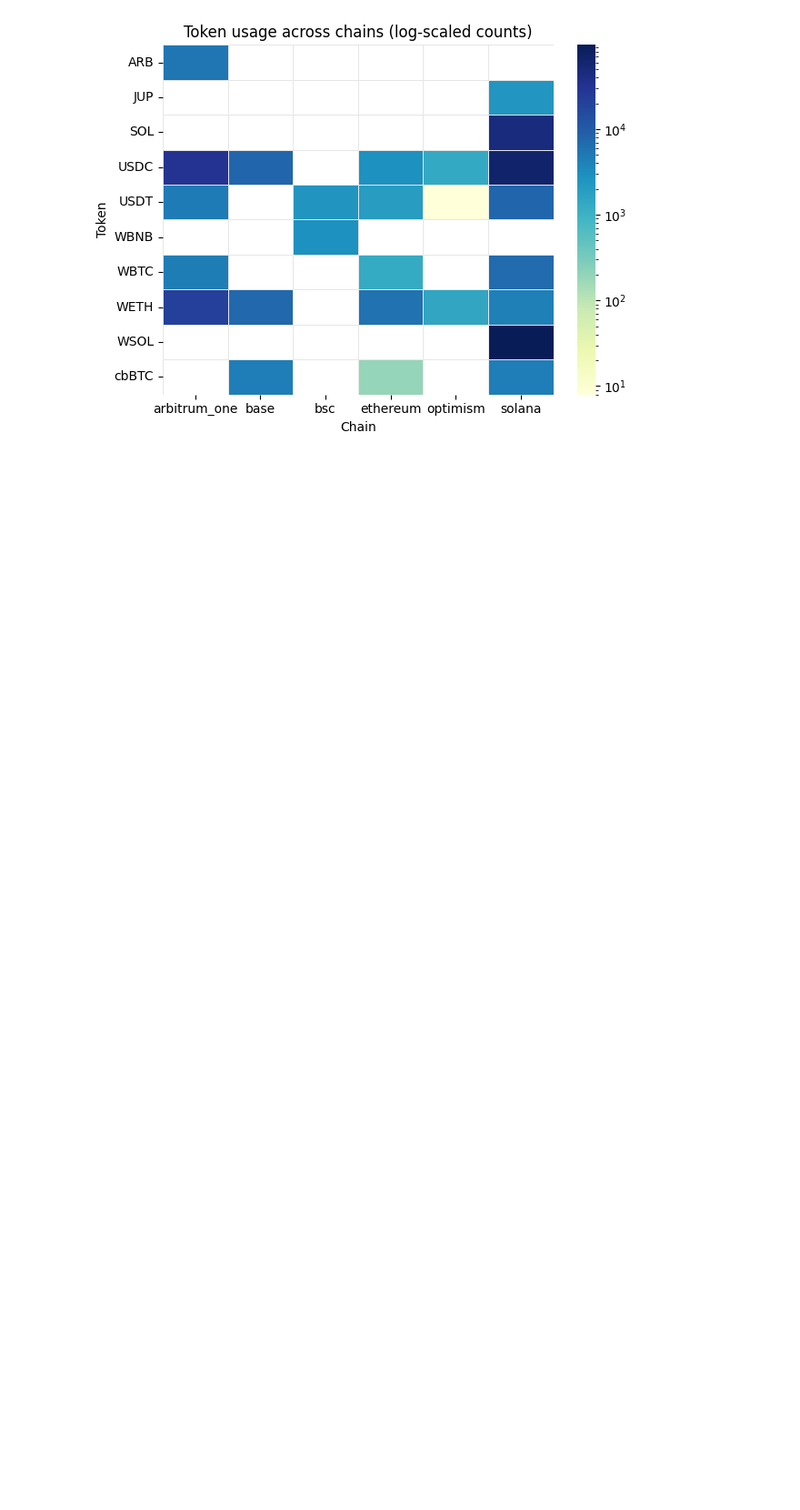
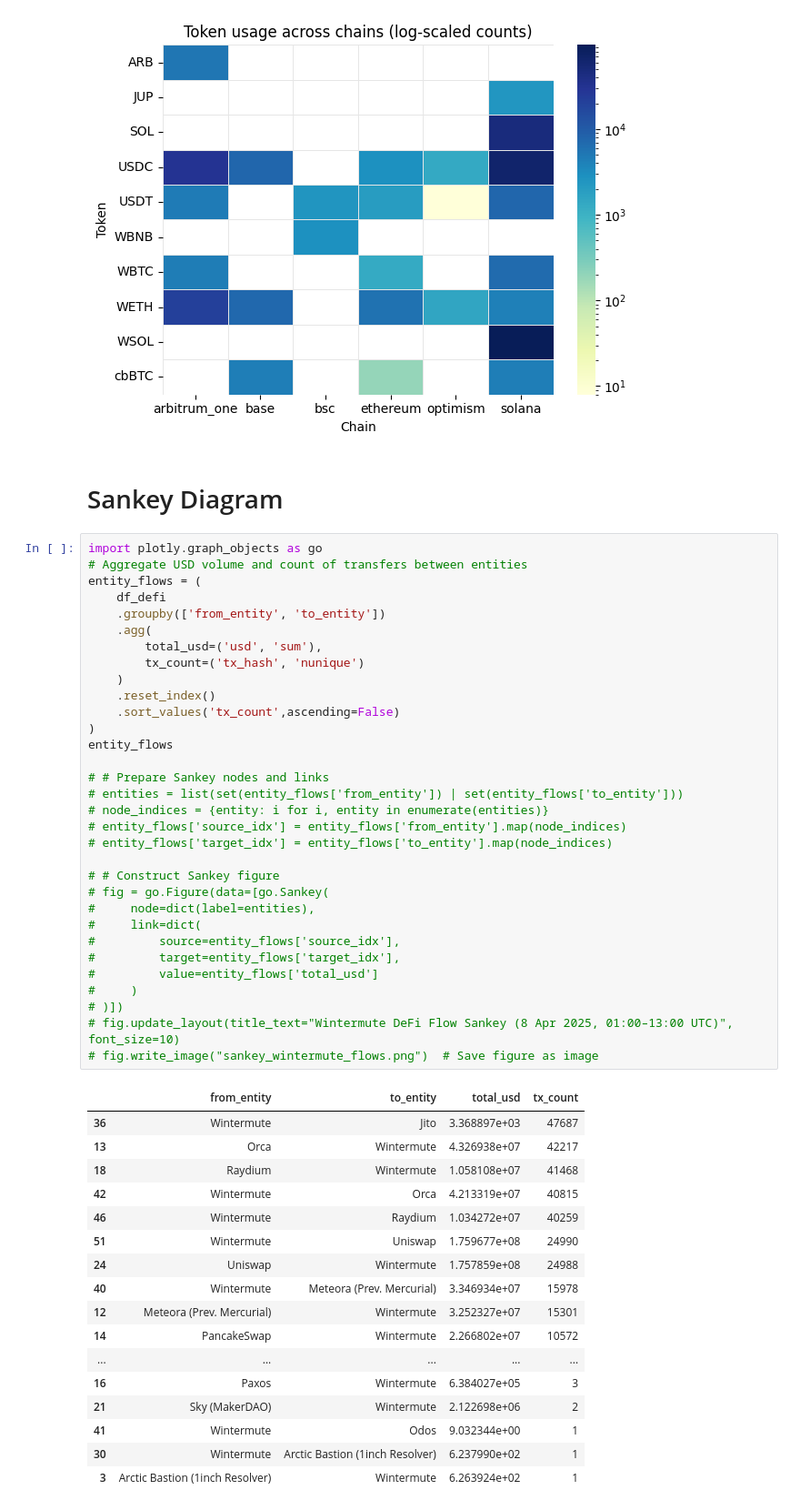
Before and after one commit to dleeim/wintermute_trading_activity, a Jupyter notebook: notebooks/exploratory_data_analysis.ipynb, the cells around one changed output. Shown: that part at 91% size. Saved outputs shown, nothing was run; the diff lists cells and outputs as text; blank space fills up the shorter version.

```diff
--- a/notebooks/exploratory_data_analysis.ipynb
+++ b/notebooks/exploratory_data_analysis.ipynb
@@ -322,3 +322,55 @@ plt.tight_layout()
 plt.show()
 # %% [output]
 [figure]
+# %% [markdown]
+# Sankey Diagram
+# %%
+import plotly.graph_objects as go
+# Aggregate USD volume and count of transfers between entities
+entity_flows = (
+    df_defi
+    .groupby(['from_entity', 'to_entity'])
+    .agg(
+        total_usd=('usd', 'sum'),
+        tx_count=('tx_hash', 'nunique')
+    )
+    .reset_index()
+    .sort_values('tx_count',ascending=False)
+)
+entity_flows
+
+# # Prepare Sankey nodes and links
+# entities = list(set(entity_flows['from_entity']) | set(entity_flows['to_entity']))
+# node_indices = {entity: i for i, entity in enumerate(entities)}
+# entity_flows['source_idx'] = entity_flows['from_entity'].map(node_indices)
+# entity_flows['target_idx'] = entity_flows['to_entity'].map(node_indices)
+
+# # Construct Sankey figure
+# fig = go.Figure(data=[go.Sankey(
+#     node=dict(label=entities),
+#     link=dict(
+#         source=entity_flows['source_idx'],
+#         target=entity_flows['target_idx'],
+#         value=entity_flows['total_usd']
+#     )
+# )])
+# fig.update_layout(title_text="Wintermute DeFi Flow Sankey (8 Apr 2025, 01:00–13:00 UTC)", font_size=10)
+# fig.write_image("sankey_wintermute_flows.png")  # Save figure as image
+# %% [output]
+|  | from_entity | to_entity | total_usd | tx_count |
+| 36 | Wintermute | Jito | 3.368897e+03 | 47687 |
+| 13 | Orca | Wintermute | 4.326938e+07 | 42217 |
+| 18 | Raydium | Wintermute | 1.058108e+07 | 41468 |
+| 42 | Wintermute | Orca | 4.213319e+07 | 40815 |
+| 46 | Wintermute | Raydium | 1.034272e+07 | 40259 |
+| 51 | Wintermute | Uniswap | 1.759677e+08 | 24990 |
+| 24 | Uniswap | Wintermute | 1.757859e+08 | 24988 |
+| 40 | Wintermute | Meteora (Prev. Mercurial) | 3.346934e+07 | 15978 |
+| 12 | Meteora (Prev. Mercurial) | Wintermute | 3.252327e+07 | 15301 |
+| 14 | PancakeSwap | Wintermute | 2.266802e+07 | 10572 |
+| ... | ... | ... | ... | ... |
+| 16 | Paxos | Wintermute | 6.384027e+05 | 3 |
+| 21 | Sky (MakerDAO) | Wintermute | 2.122698e+06 | 2 |
+| 41 | Wintermute | Odos | 9.032344e+00 | 1 |
+| 30 | Wintermute | Arctic Bastion (1inch Resolver) | 6.237990e+02 | 1 |
+| 3 | Arctic Bastion (1inch Resolver) | Wintermute | 6.263924e+02 | 1 |
```
Also changed, not shown: 3 other files.
